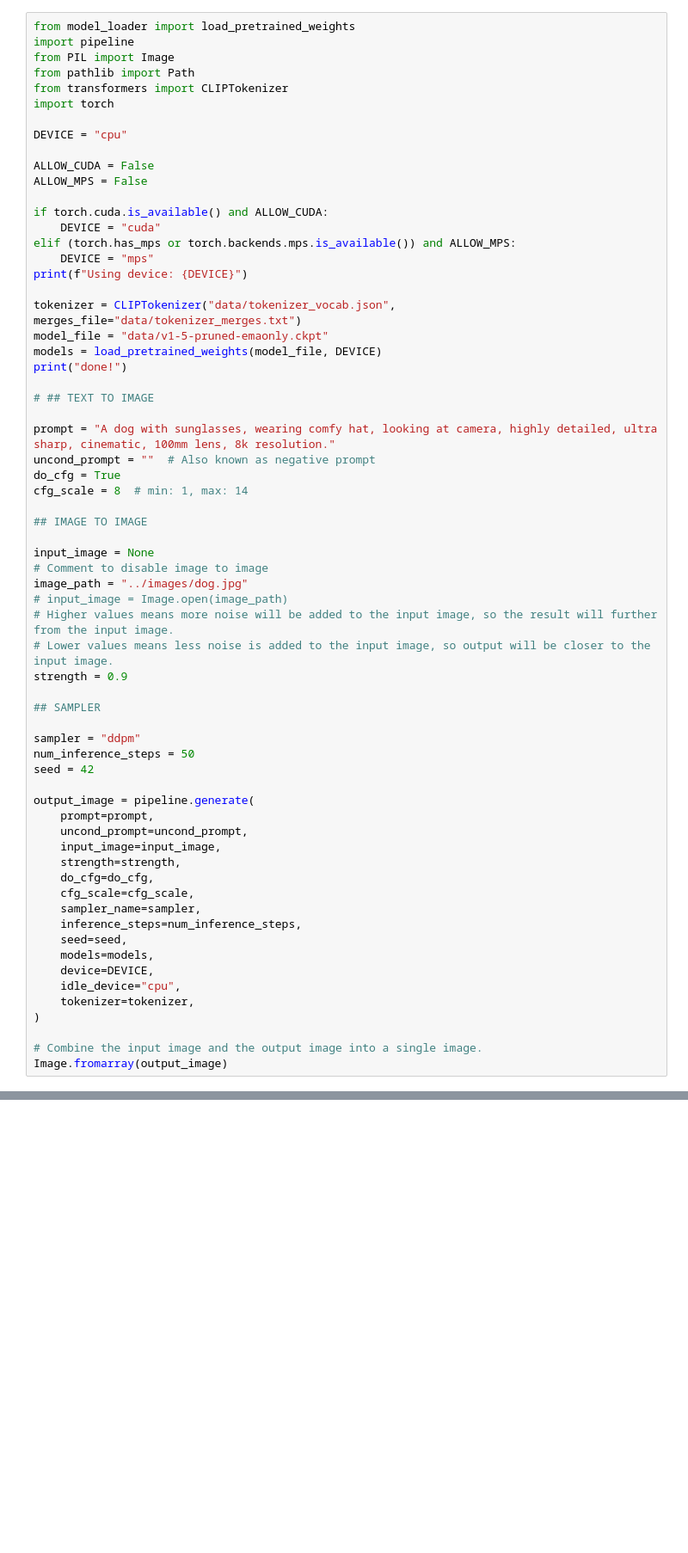
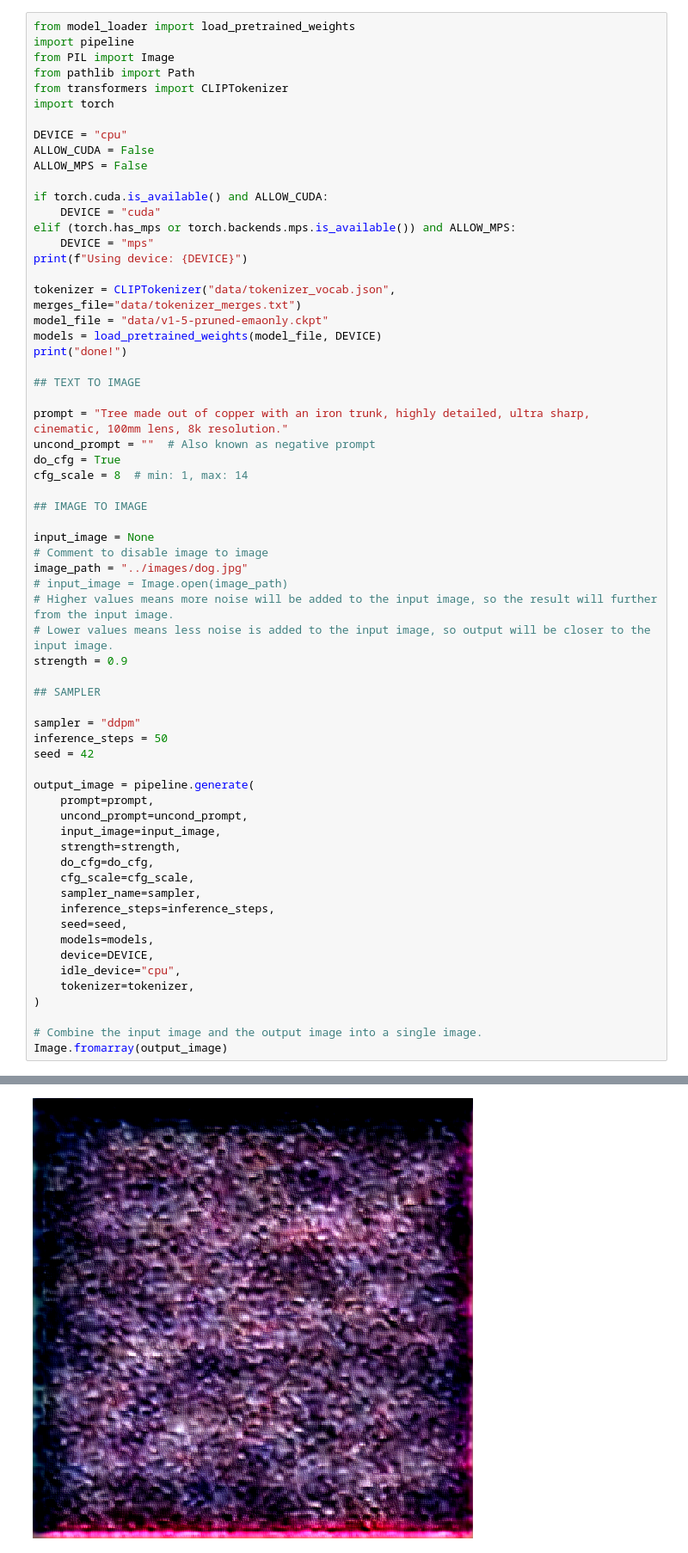
Before and after one commit to pranavbala3/stable-diffusion-from-scratch, a Jupyter notebook: src/stable_diffusion/demo.ipynb, the cells around one changed output, grey strips where cells are left out. Shown at 86% size. Cells and saved outputs as stored; diff of their text form; blank space fills up the shorter version.

Commit message:
debugging. text-to-image working!!!

```diff
--- a/src/stable_diffusion/demo.ipynb
+++ b/src/stable_diffusion/demo.ipynb
@@ -7,7 +7,6 @@ from transformers import CLIPTokenizer
 import torch
 
 DEVICE = "cpu"
-
 ALLOW_CUDA = False
 ALLOW_MPS = False
 
@@ -22,9 +21,9 @@ model_file = "data/v1-5-pruned-emaonly.ckpt"
 models = load_pretrained_weights(model_file, DEVICE)
 print("done!")
 
-# ## TEXT TO IMAGE
+## TEXT TO IMAGE
 
-prompt = "A dog with sunglasses, wearing comfy hat, looking at camera, highly detailed, ultra sharp, cinematic, 100mm lens, 8k resolution."
+prompt = "Tree made out of copper with an iron trunk, highly detailed, ultra sharp, cinematic, 100mm lens, 8k resolution."
 uncond_prompt = ""  # Also known as negative prompt
 do_cfg = True
 cfg_scale = 8  # min: 1, max: 14
@@ -42,7 +41,7 @@ strength = 0.9
 ## SAMPLER
 
 sampler = "ddpm"
-num_inference_steps = 50
+inference_steps = 50
 seed = 42
 
 output_image = pipeline.generate(
@@ -53,7 +52,7 @@ output_image = pipeline.generate(
     do_cfg=do_cfg,
     cfg_scale=cfg_scale,
     sampler_name=sampler,
-    inference_steps=num_inference_steps,
+    inference_steps=inference_steps,
     seed=seed,
     models=models,
     device=DEVICE,
@@ -63,3 +62,4 @@ output_image = pipeline.generate(
 
 # Combine the input image and the output image into a single image.
 Image.fromarray(output_image)
+# %% [output]
@@ -65,0 +68 @@ Image.fromarray(output_image)
+[figure, added]
```
Also changed, not shown: parts of 1 cell of this notebook, 5 other files.
